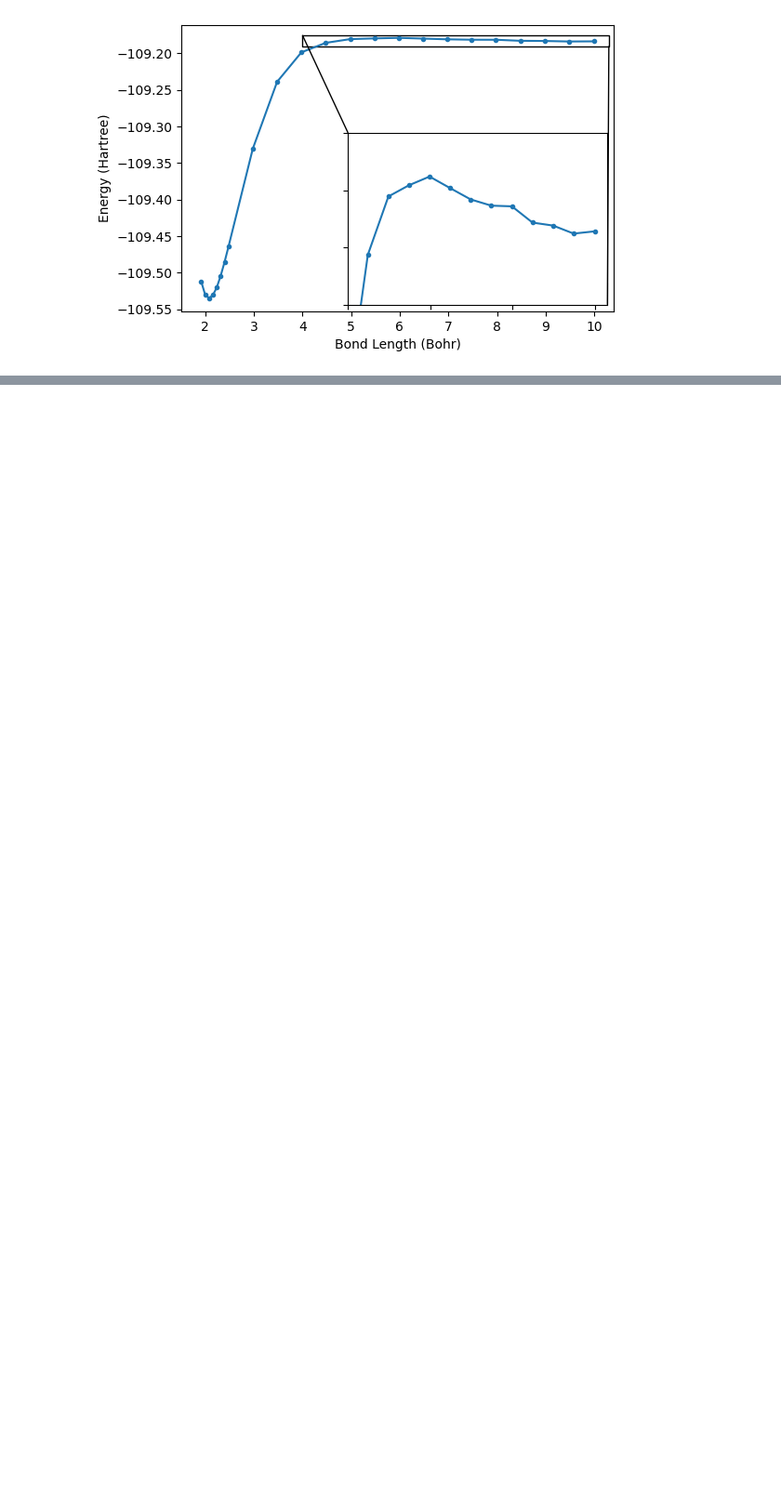
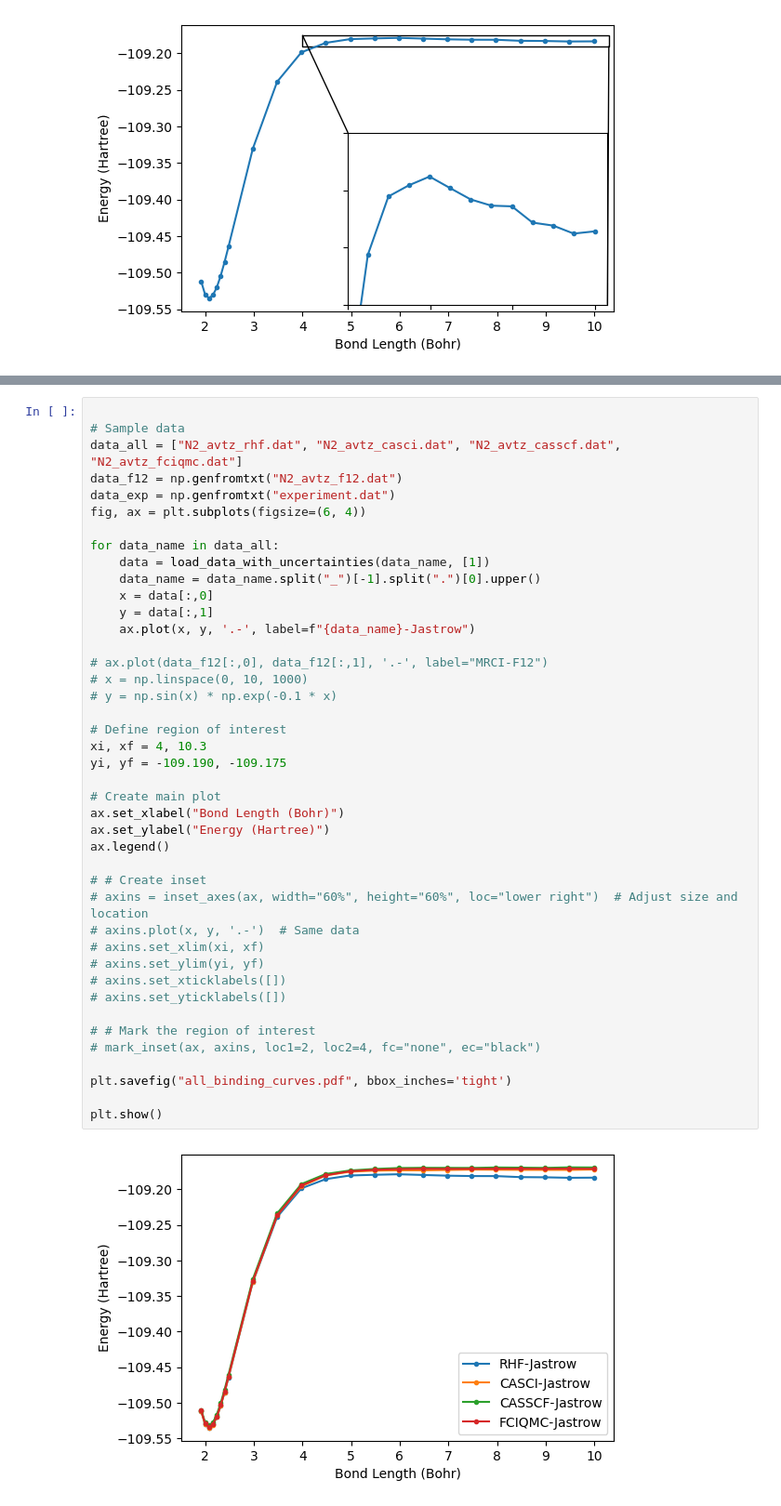
Before and after one commit to jphaupt/phdthesis_haupt, a Jupyter notebook: figures/binding/inset_plot.ipynb, the cells around one changed output, grey strips where cells are left out. Shown at 93% size. Drawn from its saved outputs; the diff is of its cells as text; blank space fills up the shorter version.

Commit message:
create outline for data to be shown for binding curve

```diff
--- a/figures/binding/inset_plot.ipynb
+++ b/figures/binding/inset_plot.ipynb
@@ -96,0 +102,44 @@ plt.show()
+# %%
+
+# Sample data
+data_all = ["N2_avtz_rhf.dat", "N2_avtz_casci.dat", "N2_avtz_casscf.dat", "N2_avtz_fciqmc.dat"]
+data_f12 = np.genfromtxt("N2_avtz_f12.dat")
+data_exp = np.genfromtxt("experiment.dat")
+fig, ax = plt.subplots(figsize=(6, 4))
+
+for data_name in data_all:
+    data = load_data_with_uncertainties(data_name, [1])
+    data_name = data_name.split("_")[-1].split(".")[0].upper()
+    x = data[:,0]
+    y = data[:,1]
+    ax.plot(x, y, '.-', label=f"{data_name}-Jastrow")
+
+# ax.plot(data_f12[:,0], data_f12[:,1], '.-', label="MRCI-F12")
+# x = np.linspace(0, 10, 1000)
+# y = np.sin(x) * np.exp(-0.1 * x)
+
+# Define region of interest
+xi, xf = 4, 10.3
+yi, yf = -109.190, -109.175
+
+# Create main plot
+ax.set_xlabel("Bond Length (Bohr)")
+ax.set_ylabel("Energy (Hartree)")
+ax.legend()
+
+# # Create inset
+# axins = inset_axes(ax, width="60%", height="60%", loc="lower right")  # Adjust size and location
+# axins.plot(x, y, '.-')  # Same data
+# axins.set_xlim(xi, xf)
+# axins.set_ylim(yi, yf)
+# axins.set_xticklabels([])
+# axins.set_yticklabels([])
+
+# # Mark the region of interest
+# mark_inset(ax, axins, loc1=2, loc2=4, fc="none", ec="black")
+
+plt.savefig("all_binding_curves.pdf", bbox_inches='tight')
+
+plt.show()
+# %% [output]
+[figure, added]
```
Also changed, not shown: parts of 3 cells of this notebook, 7 other files.
